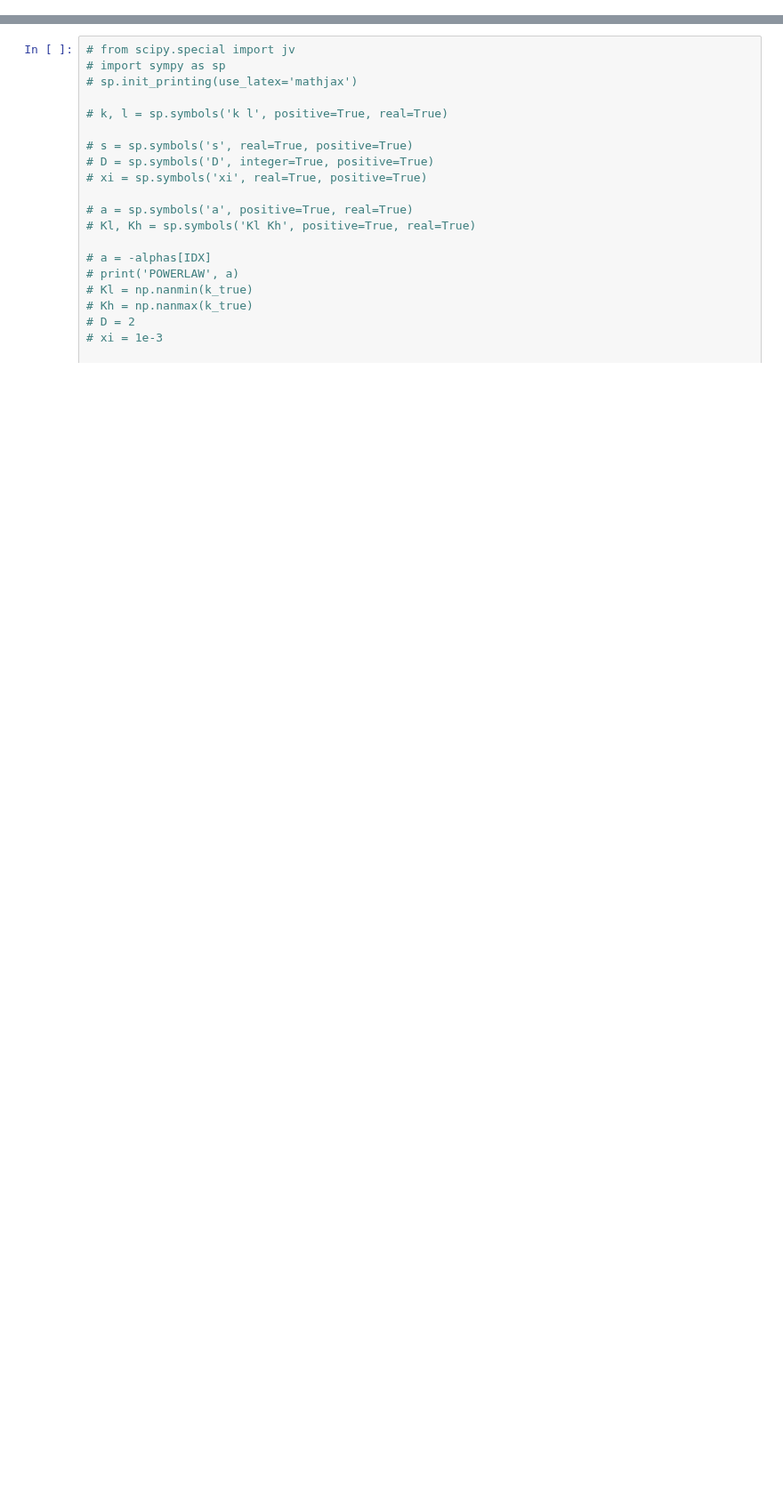
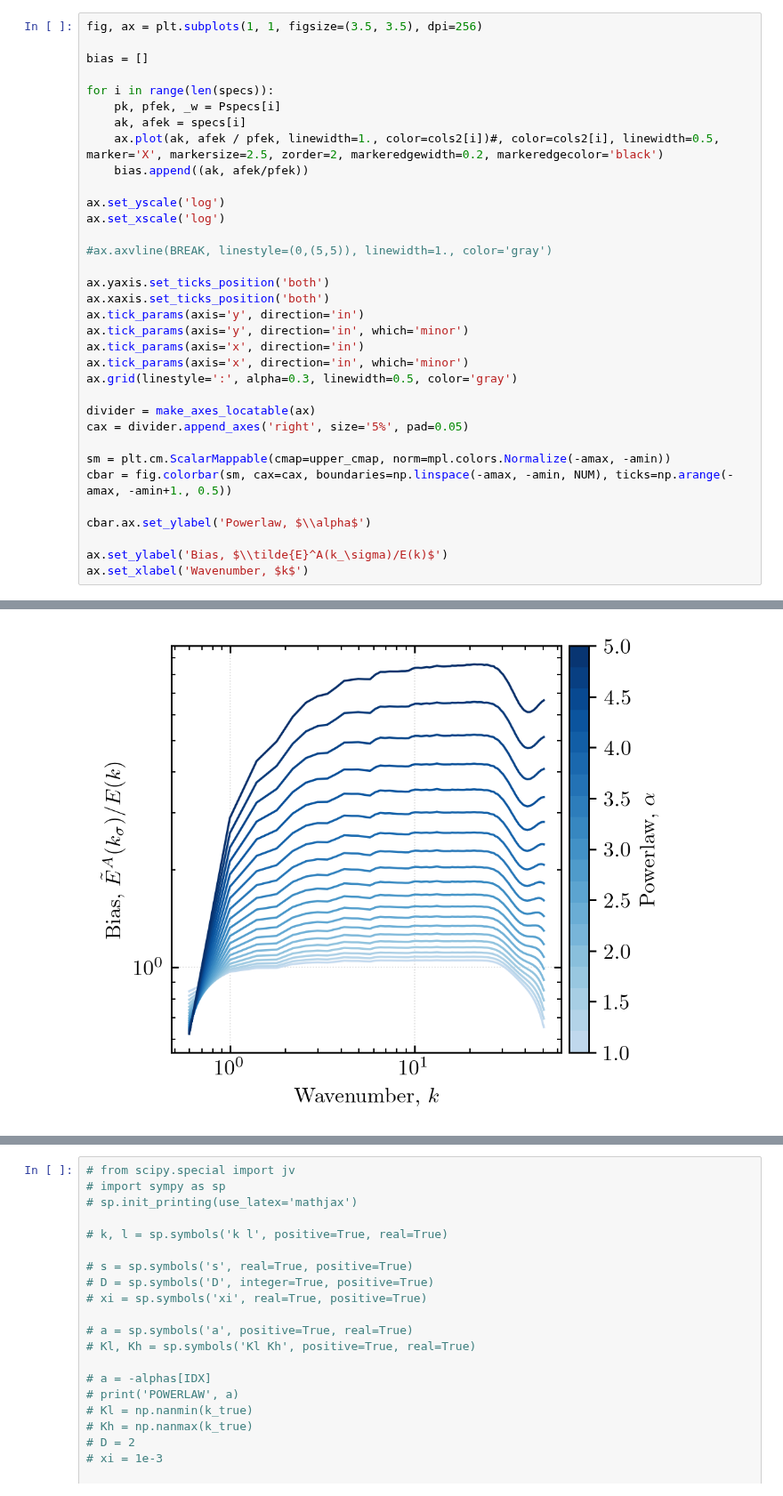
Before and after one commit to mab68/Kea, a Jupyter notebook: example_notebooks/parsevals/arevalo.ipynb, the cells around one changed output, grey strips where cells are left out. Shown at 89% size. Cells and saved outputs as stored; diff of their text form; blank space fills up the shorter version.

```diff
--- a/example_notebooks/parsevals/arevalo.ipynb
+++ b/example_notebooks/parsevals/arevalo.ipynb
@@ -75,0 +117,35 @@ for i in range(len(specs)):
+# %%
+fig, ax = plt.subplots(1, 1, figsize=(3.5, 3.5), dpi=256)
+
+bias = []
+
+for i in range(len(specs)):
+    pk, pfek, _w = Pspecs[i]
+    ak, afek = specs[i]
+    ax.plot(ak, afek / pfek, linewidth=1., color=cols2[i])#, color=cols2[i], linewidth=0.5, marker='X', markersize=2.5, zorder=2, markeredgewidth=0.2, markeredgecolor='black')
+    bias.append((ak, afek/pfek))
+
+ax.set_yscale('log')
+ax.set_xscale('log')
+
+#ax.axvline(BREAK, linestyle=(0,(5,5)), linewidth=1., color='gray')
+
+ax.yaxis.set_ticks_position('both')
+ax.xaxis.set_ticks_position('both')
+ax.tick_params(axis='y', direction='in')
+ax.tick_params(axis='y', direction='in', which='minor')
+ax.tick_params(axis='x', direction='in')
+ax.tick_params(axis='x', direction='in', which='minor')
+ax.grid(linestyle=':', alpha=0.3, linewidth=0.5, color='gray')
+
+divider = make_axes_locatable(ax)
+cax = divider.append_axes('right', size='5%', pad=0.05)
+
+sm = plt.cm.ScalarMappable(cmap=upper_cmap, norm=mpl.colors.Normalize(-amax, -amin))
+cbar = fig.colorbar(sm, cax=cax, boundaries=np.linspace(-amax, -amin, NUM), ticks=np.arange(-amax, -amin+1., 0.5))
+
+cbar.ax.set_ylabel('Powerlaw, $\\alpha$')
+
+ax.set_ylabel('Bias, $\\tilde{E}^A(k_\sigma)/E(k)$')
+ax.set_xlabel('Wavenumber, $k$')
+# %% [output]
@@ -76 +153,2 @@ for i in range(len(specs)):
+[figure, added]
 # %%
```
Also changed, not shown: parts of 21 cells of this notebook, 11 other files.
